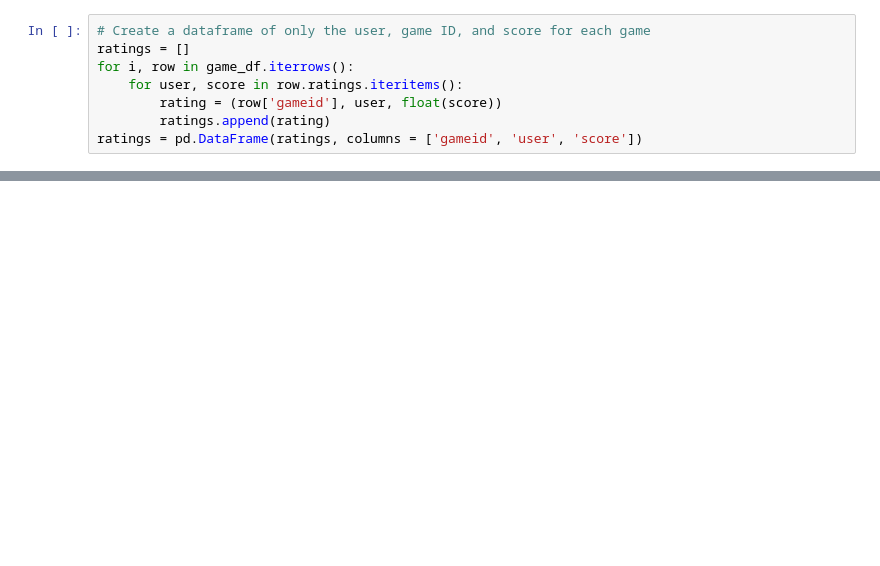
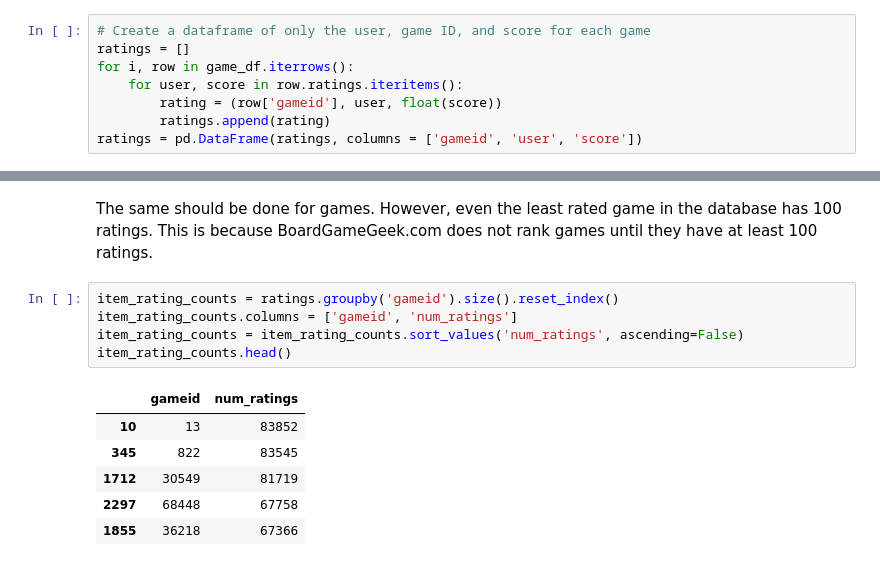
Before and after one commit to ahuang-281/board-game-recommender, a Jupyter notebook: bgg-data-clean.ipynb, the cells around one changed output, grey strips where cells are left out. Saved outputs shown, nothing was run; the diff lists cells and outputs as text; blank space fills up the shorter version.

```diff
--- a/bgg-data-clean.ipynb
+++ b/bgg-data-clean.ipynb
@@ -86,0 +78,14 @@ high_n_users.tail()
+# %% [markdown]
+The same should be done for games.  However, even the least rated game in the database has 100 ratings.  This is because BoardGameGeek.com does not rank games until they have at least 100 ratings.
+# %%
+item_rating_counts = ratings.groupby('gameid').size().reset_index()
+item_rating_counts.columns = ['gameid', 'num_ratings']
+item_rating_counts = item_rating_counts.sort_values('num_ratings', ascending=False)
+item_rating_counts.head()
+# %% [output]
+|  | gameid | num_ratings |
+| 10 | 13 | 83852 |
+| 345 | 822 | 83545 |
+| 1712 | 30549 | 81719 |
+| 2297 | 68448 | 67758 |
+| 1855 | 36218 | 67366 |
```
Also changed, not shown: parts of 27 cells of this notebook.
